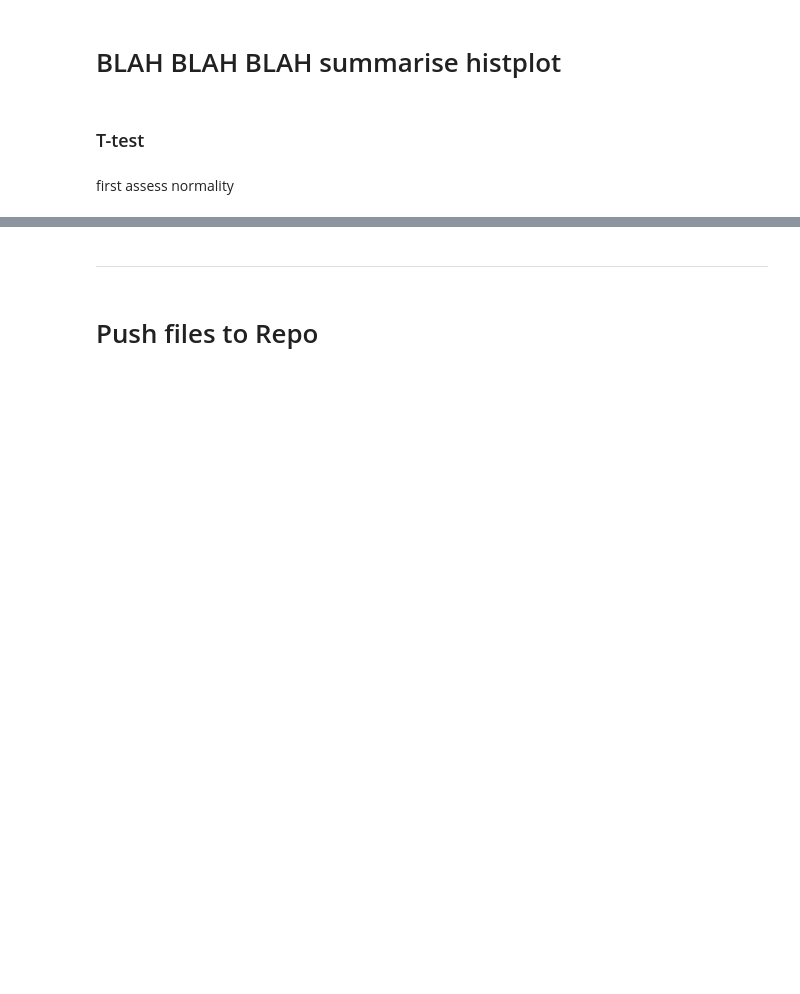
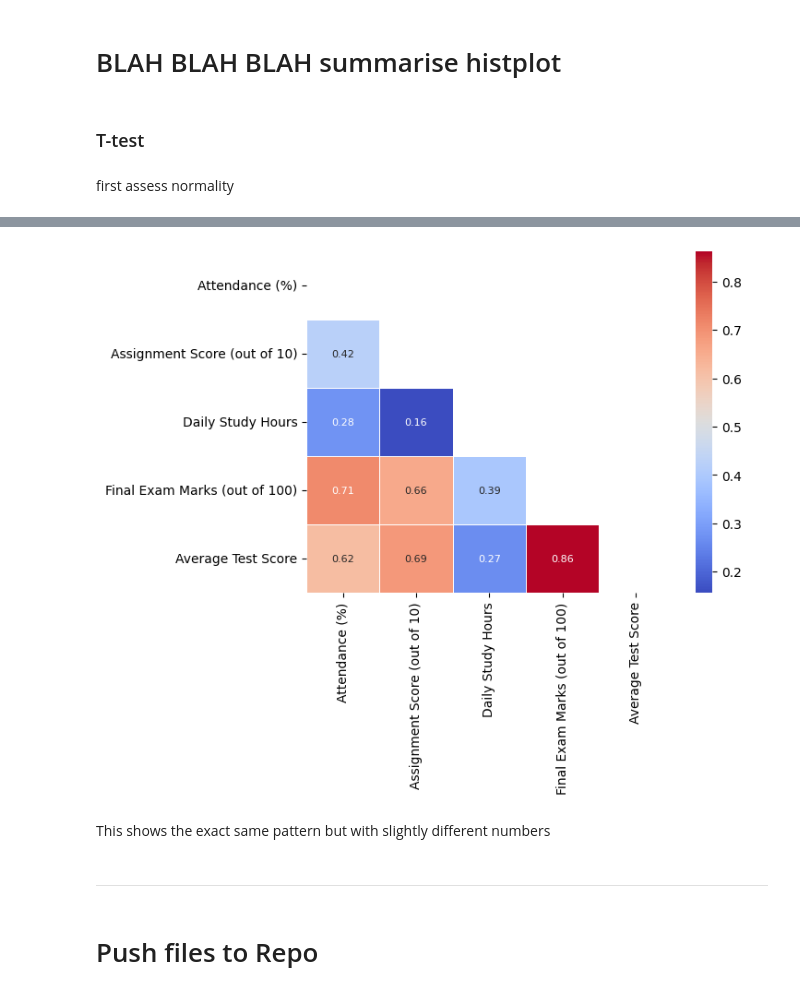
Before and after one commit to tb9757/Student-Academic-Performance, a Jupyter notebook: jupyter_notebooks/2. eda_and_hypotheses.ipynb, the cells around one changed output, grey strips where cells are left out. Saved outputs shown, nothing was run; the diff lists cells and outputs as text; code cells hidden in the pictures; blank space fills up the shorter version.

```diff
--- a/jupyter_notebooks/2. eda_and_hypotheses.ipynb
+++ b/jupyter_notebooks/2. eda_and_hypotheses.ipynb
@@ -61,6 +61,7 @@ import numpy as np
 import matplotlib.pyplot as plt
 import pandas as pd
 import seaborn as sns
+sns.set_style('whitegrid')
 # %% [markdown]
 First step read the cleaned dataset into a pandas dataframe
 # %%
@@ -420,0 +435,4 @@ first assess normality
+# %%
+df_corr_spear = df[corr_cols].corr(method='spearman')
+#display results
+df_corr_spear.round(3)
@@ -421,3 +446,14 @@ first assess normality
+# %%
+# code copied from LMS to remove duplicated side
+mask = np.zeros_like(df_corr_spear)
+mask[np.triu_indices_from(mask)] = True
+sns.heatmap(df_corr_spear,annot=True,mask=mask,cmap='coolwarm',annot_kws={"size": 8},linewidths=0.5)
+plt.ylim(df_corr_spear.shape[1],0);
+plt.show()
+# %% [output]
+[figure, added]
+# %% [markdown]
+This shows the exact same pattern but with slightly different numbers
 # %% [markdown]
 ---
 # %% [markdown]
```
Also changed, not shown: parts of 7 cells of this notebook.
